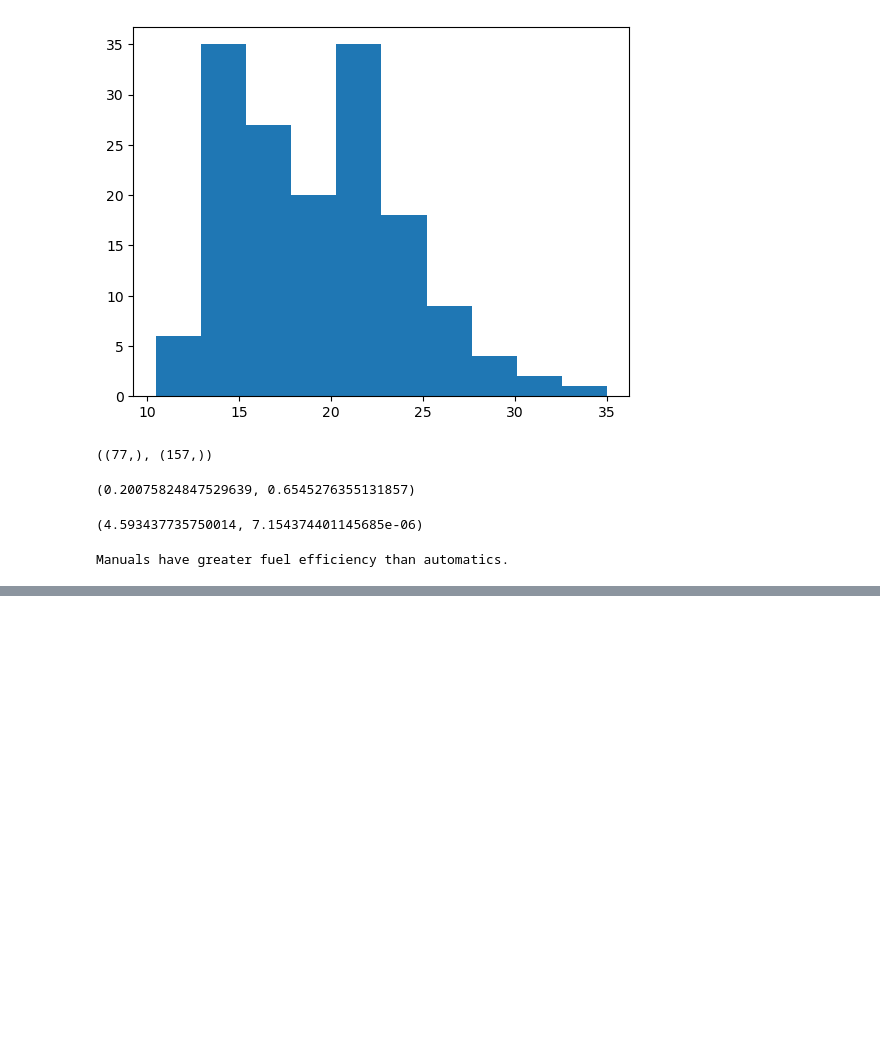
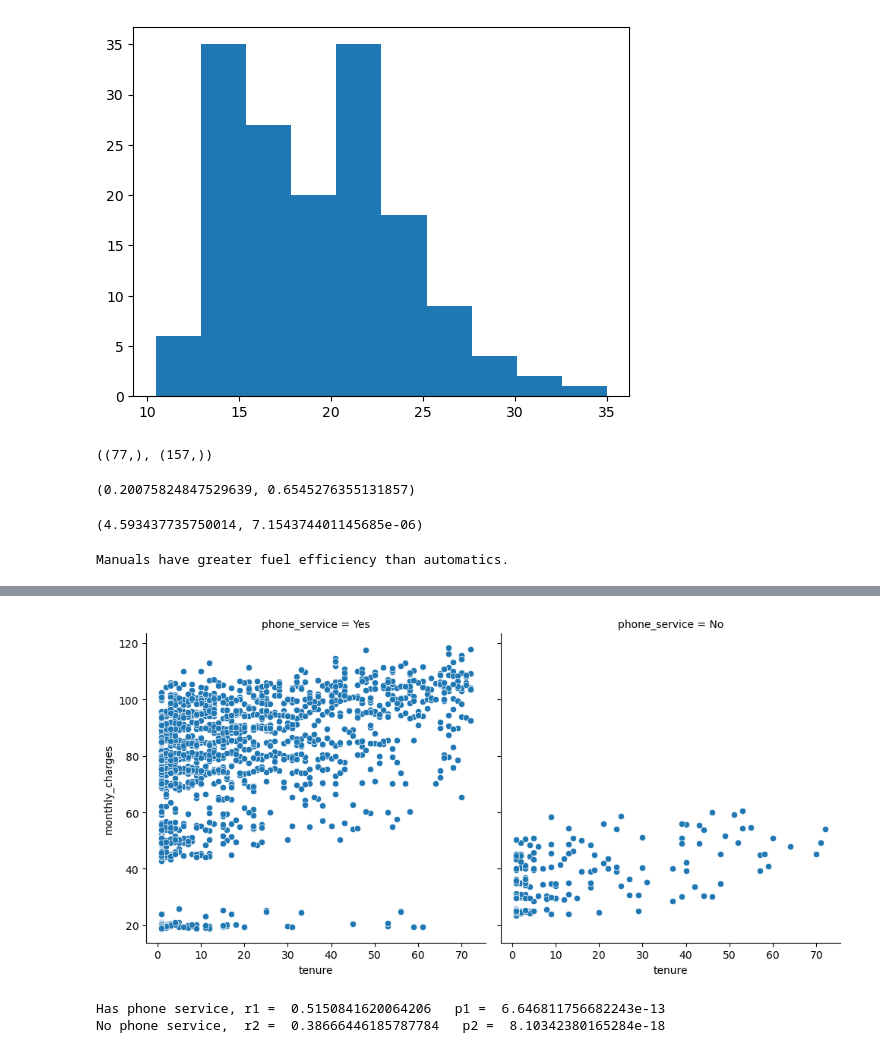
Before and after one commit to corey-hermesch/statistics_exercises, a Jupyter notebook: hypothesis_testing.ipynb, the cells around one changed output, grey strips where cells are left out. Drawn from its saved outputs; the diff is of its cells as text; code cells hidden in the pictures; blank space fills up the shorter version.

```diff
--- a/hypothesis_testing.ipynb
+++ b/hypothesis_testing.ipynb
@@ -312,0 +481,25 @@ Manuals have greater fuel efficiency than automatics.
+# %%
+###### Next I'll control for phone type when comparing tenure and monthly charges #######
+
+# Steps: 1-stats.pearsonr, 2-H0 No correlation;Ha IS correlation
+# Step 3: Visualize
+
+sns.relplot(data = df, x='tenure', y = 'monthly_charges', col='phone_service')
+plt.show()
+# %% [output]
+[figure, added]
+# %%
+# Step 4, compute statistic
+# First separate df by phone service
+
+hasphone_df = df[df.phone_service=='Yes']
+nophone_df = df[df.phone_service=='No']
+
+r1, p1 = stats.pearsonr(hasphone_df.tenure, hasphone_df.monthly_charges)
+r1, p1 = stats.pearsonr(nophone_df.tenure, nophone_df.monthly_charges)
+
+print ('Has phone service, r1 = ', r1,'  p1 = ', p1)
+print ('No phone service,  r2 = ', r2,'  p2 = ', p2)
+# %% [output]
+Has phone service, r1 =  0.5150841620064206   p1 =  6.646811756682243e-13
+No phone service,  r2 =  0.38666446185787784   p2 =  8.10342380165284e-18
```
Also changed, not shown: parts of 41 cells of this notebook, 1 other file.
